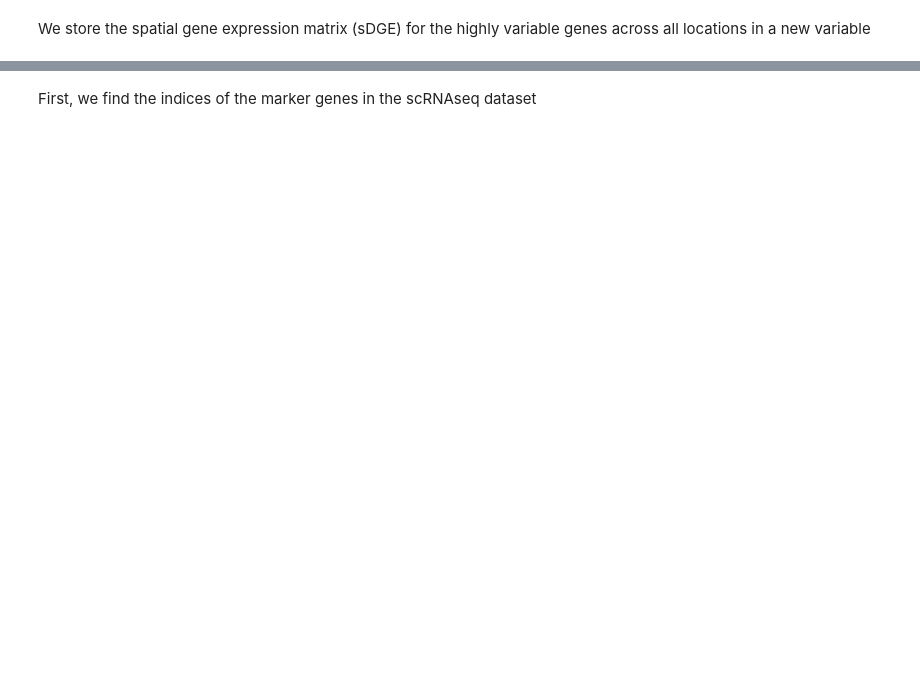
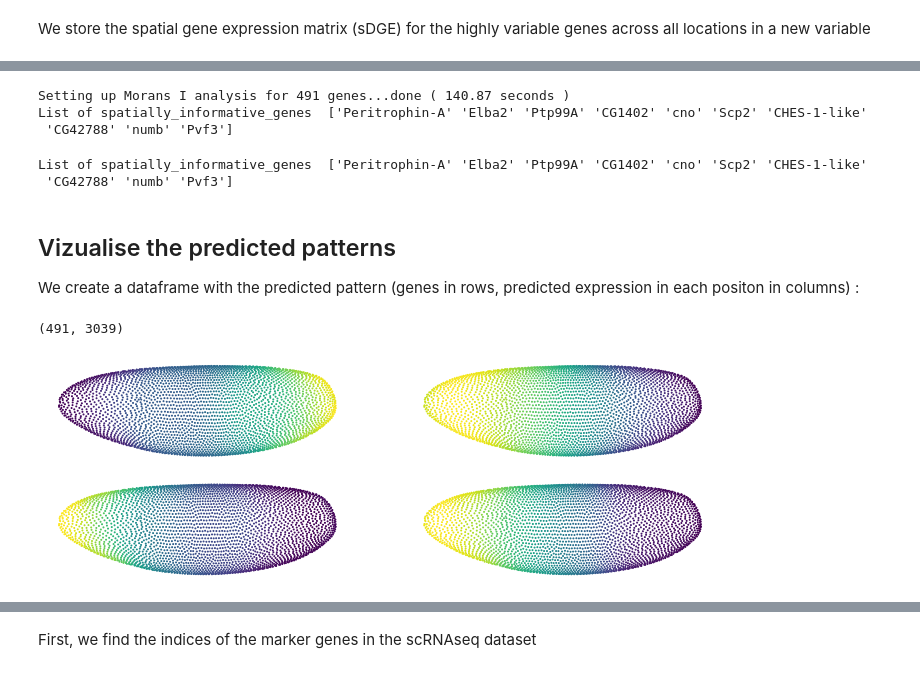
Before and after one commit to PSL-winter-school-2021/02-tuesday-workshop-rna, a Jupyter notebook: jupyter/reconstruct_dntp_without_markers.ipynb, the cells around one changed output, grey strips where cells are left out. Drawn from its saved outputs; the diff is of its cells as text; code cells hidden in the pictures; blank space fills up the shorter version.

```diff
--- a/jupyter/reconstruct_dntp_without_markers.ipynb
+++ b/jupyter/reconstruct_dntp_without_markers.ipynb
@@ -239 +199,40 @@ sdge_hvg = tissue.sdge
+# %%
+tissue.calculate_spatially_informative_genes()
+# %% [output]
+Setting up Morans I analysis for 491 genes...done ( 140.87 seconds )
+List of spatially_informative_genes  ['Peritrophin-A' 'Elba2' 'Ptp99A' 'CG1402' 'cno' 'Scp2' 'CHES-1-like'
+ 'CG42788' 'numb' 'Pvf3']
+# %%
+list_inform= tissue.spatially_informative_genes
+print("List of spatially_informative_genes ", list_inform)
+# %% [output]
+List of spatially_informative_genes  ['Peritrophin-A' 'Elba2' 'Ptp99A' 'CG1402' 'cno' 'Scp2' 'CHES-1-like'
+ 'CG42788' 'numb' 'Pvf3']
+# %% [markdown]
+## Vizualise the predicted patterns
+We create a dataframe with the predicted pattern (genes in rows, predicted expression in each positon in columns) :
+# %%
+df_wo_markers = pd.DataFrame(tissue.sdge,index=tissue.gene_names)
+df_wo_markers.shape
+# %% [output]
+(491, 3039)
+# %%
+df_wo_markers.shape
+plt.figure(figsize=(12,4))
+plt.subplot(221)
+plt.scatter(locations[:, 0], locations[:, 1], c=df_wo_markers.loc[list_inform[0], :], s=1)
+plt.axis('off')
+plt.subplot(222)
+plt.scatter(locations[:, 0], locations[:, 1], c=df_wo_markers.loc[list_inform[1], :], s=1)
+plt.axis('off')
+plt.subplot(223)
+plt.scatter(locations[:, 0], locations[:, 1], c=df_wo_markers.loc[list_inform[2], :], s=1)
+plt.axis('off')
+plt.subplot(224)
+plt.scatter(locations[:, 0], locations[:, 1], c=df_wo_markers.loc[list_inform[3], :], s=1)
+plt.axis('off')
+plt.show()
+plt.close()
+# %% [output]
+[figure, added]
 # %%
```
Also changed, not shown: parts of 70 cells of this notebook, 1 other file.
